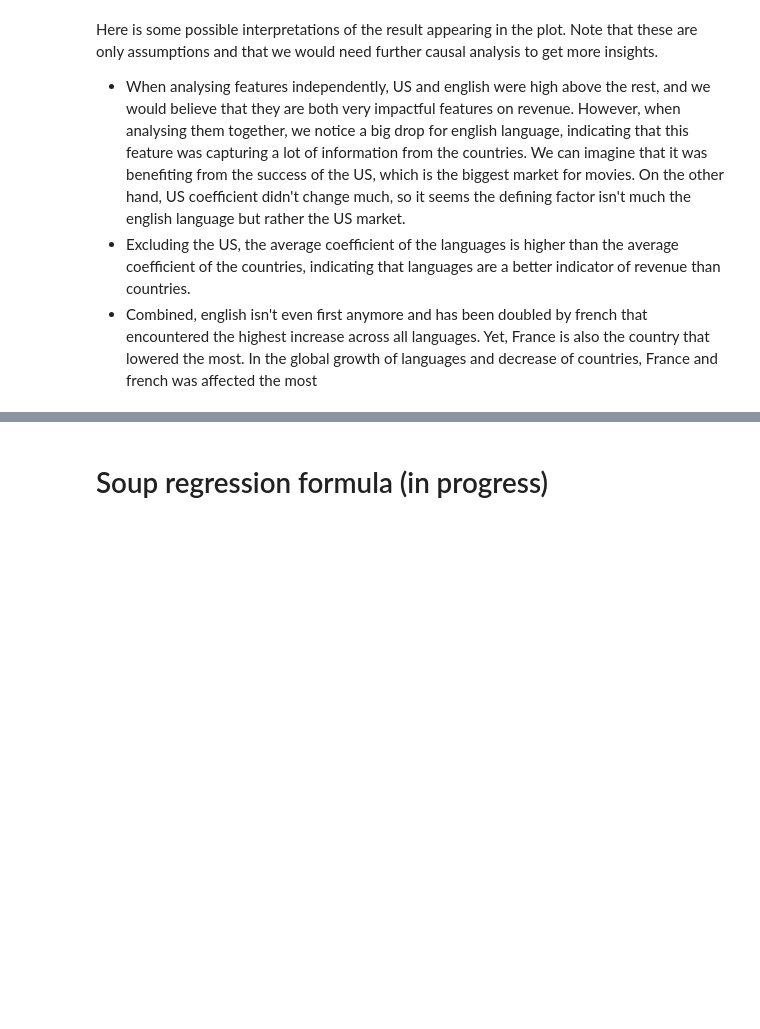
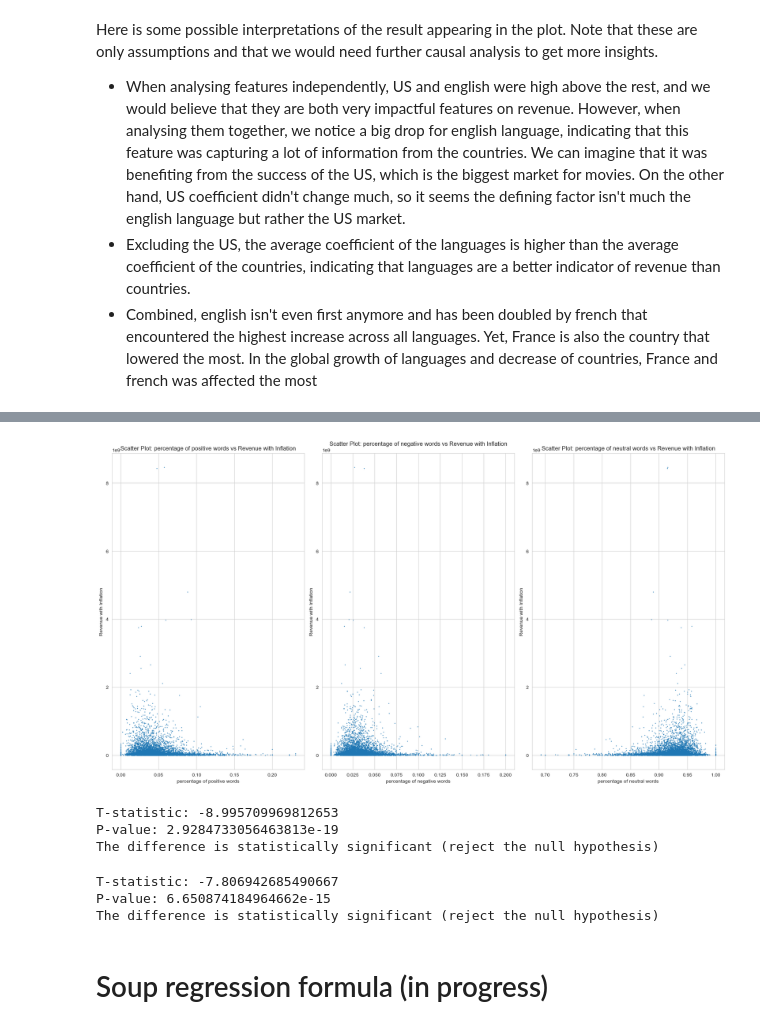
Before and after one commit to epfl-ada/ada-2023-project-adaflix, a Jupyter notebook: milestone_3.ipynb, the cells around one changed output, grey strips where cells are left out. Drawn from its saved outputs; the diff is of its cells as text; code cells hidden in the pictures; blank space fills up the shorter version.

```diff
--- a/milestone_3.ipynb
+++ b/milestone_3.ipynb
@@ -783,0 +916,5 @@ Here is some possible interpretations of the result appearing in the plot. Note
+# %%
+# filter the column containing tokenized text by deleting all stopwords
+summary_metadata['filtered_Tokens'] = summary_metadata['tokenized_summary'].apply(lambda tokens: [word.lower() for word in tokens if word.lower() not in stop_words])
+
+summary_metadata
@@ -783,0 +1057,25 @@ Here is some possible interpretations of the result appearing in the plot. Note
+# %%
+# Example x-axis labels
+x_axis = ["percentage of positive words", "percentage of negative words", "percentage of neutral words"]
+
+# Create a figure with six subplots (2 rows and 3 columns)
+fig, axes = plt.subplots(1, 3, figsize=(18, 10))
+
+# Flatten the 2D array of axes for easier indexing in the loop
+axes = axes.flatten()
+
+# Loop through each subplot
+for i in range(len(x_axis)):
+    # Scatter plot for 'percentage of positive words' vs 'Revenue with inflation'
+    axes[i].scatter(pos_neg_df[x_axis[i]], pos_neg_df['Revenue_with_inflation'], s=0.5)
+    axes[i].set_xlabel(x_axis[i])
+    axes[i].set_ylabel('Revenue with Inflation')
+    axes[i].set_title(f'Scatter Plot: {x_axis[i]} vs Revenue with Inflation')
+
+# Adjust layout for better presentation
+plt.tight_layout()
+
+# Show the plots
+plt.show()
+# %% [output]
+[figure, added]
@@ -784,3 +1097,49 @@ Here is some possible interpretations of the result appearing in the plot. Note
+# %%
+from scipy.stats import ttest_ind
+
+# Extract the numerical data from the DataFrames
+data_pos_total = pos_total_df["log_revenues"]
+data_non_pos_total = non_pos_total_df["log_revenues"]
+
+# Run the t-test
+t_statistic, p_value = ttest_ind(data_pos_total, data_non_pos_total)
+
+# Print the results
+print(f'T-statistic: {t_statistic}')
+print(f'P-value: {p_value}')
+
+# Check the significance level
+alpha = 0.05
+if p_value < alpha:
+    print('The difference is statistically significant (reject the null hypothesis)')
+else:
+    print('The difference is not statistically significant (fail to reject the null hypothesis)')
+# %% [output]
+T-statistic: -8.995709969812653
+P-value: 2.9284733056463813e-19
+The difference is statistically significant (reject the null hypothesis)
+# %%
+# Extract the numerical data from the DataFrames
+data_neg_total = neg_total_df["log_revenues"]
+data_non_neg_total = non_neg_total_df["log_revenues"]
+
+# Run the t-test
+t_statistic, p_value = ttest_ind(data_neg_total, data_non_neg_total)
+
+# Print the results
+print(f'T-statistic: {t_statistic}')
+print(f'P-value: {p_value}')
+
+# Check the significance level
+alpha = 0.05
+if p_value < alpha:
+    print('The difference is statistically significant (reject the null hypothesis)')
+else:
+    print('The difference is not statistically significant (fail to reject the null hypothesis)')
+# %% [output]
+T-statistic: -7.806942685490667
+P-value: 6.650874184964662e-15
+The difference is statistically significant (reject the null hypothesis)
 # %% [markdown]
 # Soup regression formula (in progress)
 # %%
```
Also changed, not shown: parts of 29 cells of this notebook.
